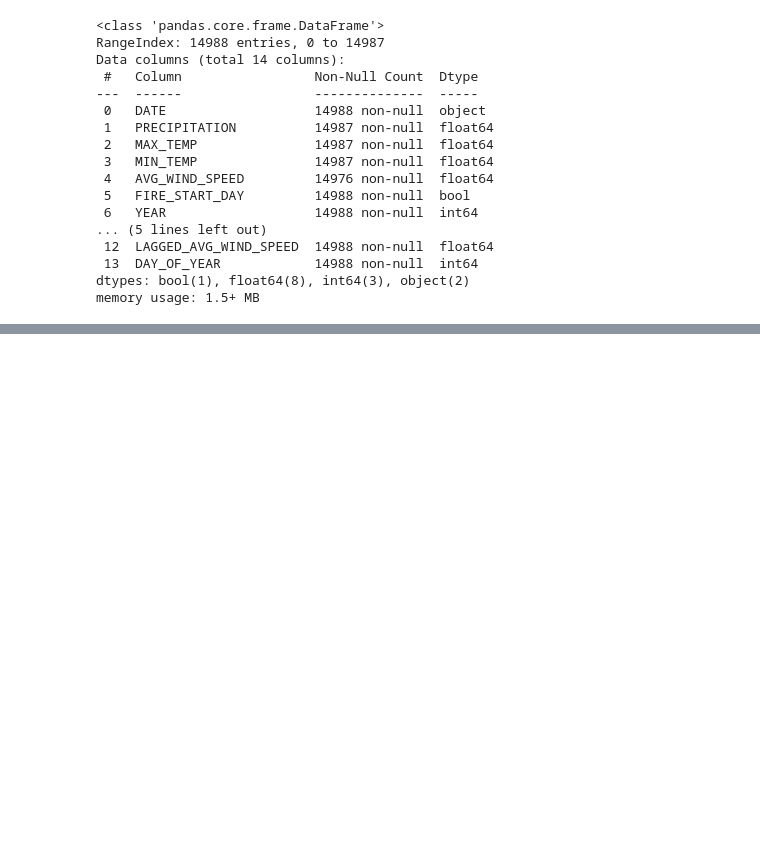
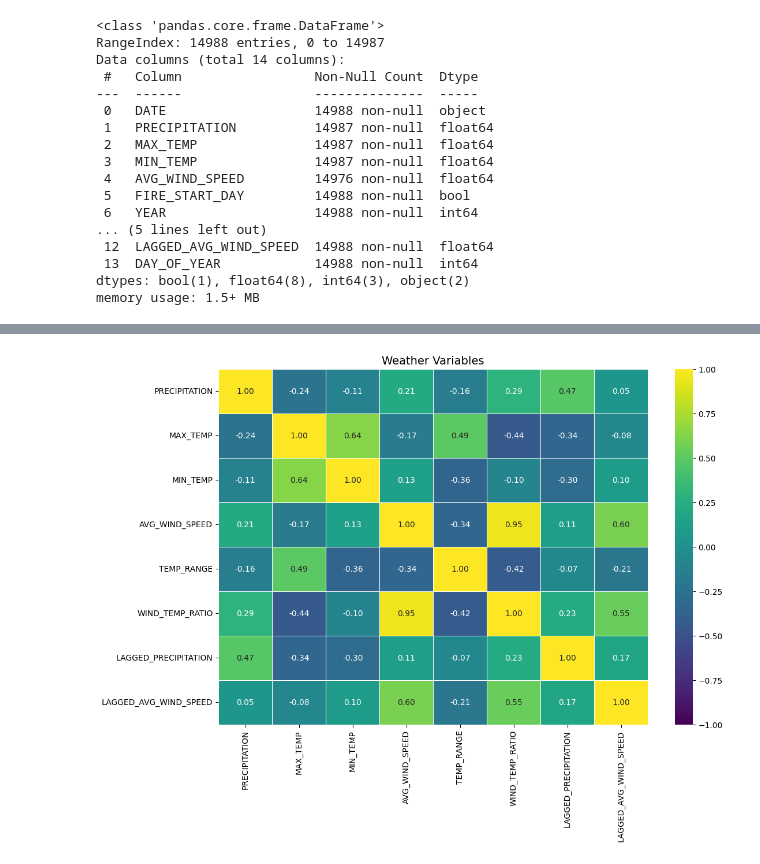
Before and after one commit to leo7812/CA-WildFire-ML-Models, a Jupyter notebook: CS163_Weather_Project.ipynb, the cells around one changed output, grey strips where cells are left out. Drawn from its saved outputs; the diff is of its cells as text; code cells hidden in the pictures; blank space fills up the shorter version.

```diff
--- a/CS163_Weather_Project.ipynb
+++ b/CS163_Weather_Project.ipynb
@@ -126,0 +221,21 @@ fireDates.head()
+# %%
+plt.figure(figsize=(12, 8))
+
+#  only the numerical weather columns
+weather_numeric = wc_df[['PRECIPITATION', 'MAX_TEMP', 'MIN_TEMP',
+                         'AVG_WIND_SPEED', 'TEMP_RANGE', 'WIND_TEMP_RATIO',
+                         'LAGGED_PRECIPITATION', 'LAGGED_AVG_WIND_SPEED']]
+
+sns.heatmap(
+    weather_numeric.corr(),
+    annot=True,
+    cmap='viridis',  # Using a different color map for variety
+    fmt=".2f",
+    vmin=-1, vmax=1, # Lock the scale from -1 to 1
+    linewidths=0.5
+)
+
+plt.title('Weather Variables', fontsize=14)
+plt.show()
+# %% [output]
+[figure, added]
```
Also changed, not shown: parts of 8 cells of this notebook.
